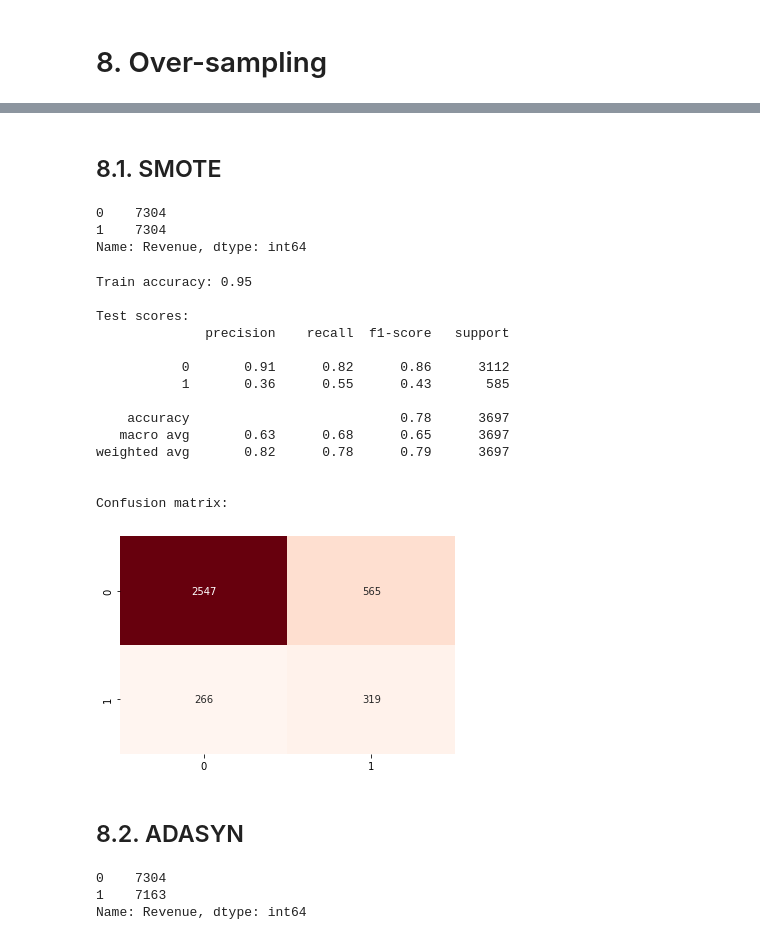
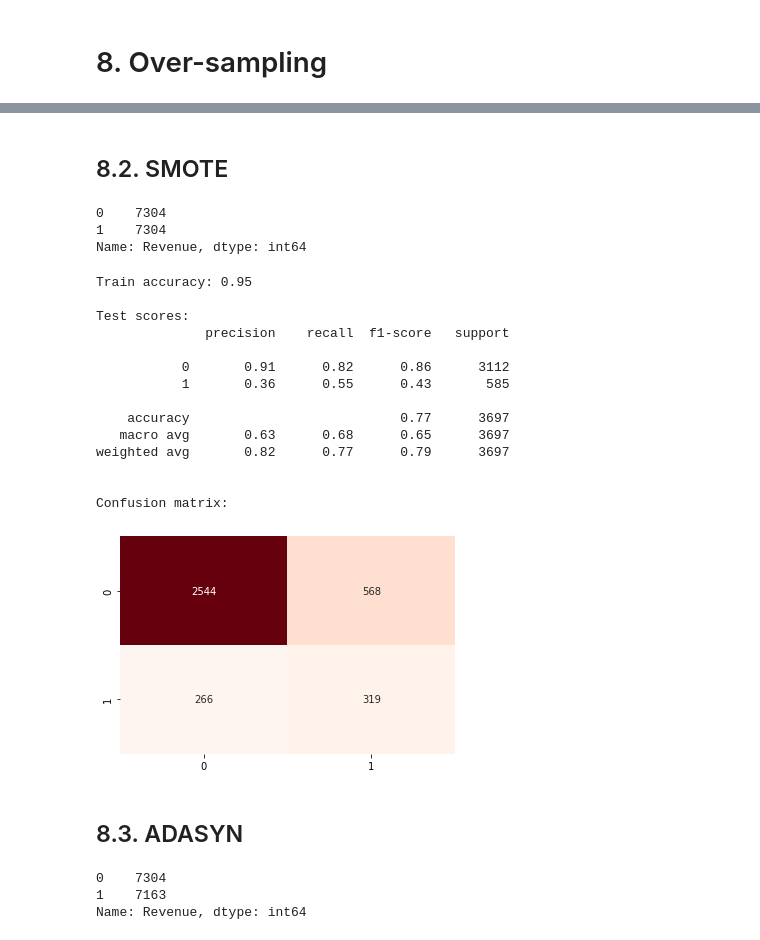
Before and after one commit to tarasov001/ml_2022, a Jupyter notebook: visitors_response.ipynb, the cells around one changed output, grey strips where cells are left out. Saved outputs shown, nothing was run; the diff lists cells and outputs as text; code cells hidden in the pictures.

```diff
--- a/visitors_response.ipynb
+++ b/visitors_response.ipynb
@@ -275,5 +330,5 @@ Requirement already satisfied: numpy>=1.14.6 in /usr/local/lib/python3.7/dist-pa
 # %% [markdown]
-## 8.1. SMOTE
+## 8.2. SMOTE
 # %%
 from imblearn.over_sampling import SMOTE
 
@@ -286,27 +341,35 @@ Name: Revenue, dtype: int64
 # %%
 kn_model_2 = KNeighborsClassifier(n_neighbors=3)
 kn_model_2.fit(X_SMOTE_train, y_SMOTE_train)
+
 y_test_prediction = kn_model_2.predict(X_test)
+
+print_model_scores(
+    kn_model_2,
+    X_SMOTE_train,
+    y_SMOTE_train,
+    X_test,
+    y_test,
+    y_test_prediction
+)
+# %% [output]
+Train accuracy: 0.95
+
+Test scores:
+              precision    recall  f1-score   support
+
+           0       0.91      0.82      0.86      3112
+           1       0.36      0.55      0.43       585
+
+    accuracy                           0.77      3697
+   macro avg       0.63      0.68      0.65      3697
+weighted avg       0.82      0.77      0.79      3697
+
+
+Confusion matrix:
+[figure, added]
-# %%
-print_model_scores(kn_model_2, X_SMOTE_train, y_SMOTE_train, X_test, y_test, y_test_prediction)
-# %% [output]
-Train accuracy: 0.95
-
-Test scores:
-              precision    recall  f1-score   support
-
-           0       0.91      0.82      0.86      3112
-           1       0.36      0.55      0.43       585
-
-    accuracy                           0.78      3697
-   macro avg       0.63      0.68      0.65      3697
-weighted avg       0.82      0.78      0.79      3697
-
-
-Confusion matrix:
-[figure, removed]
 # %% [markdown]
-## 8.2. ADASYN
+## 8.3. ADASYN
 # %%
 from imblearn.over_sampling import ADASYN
 
```
Also changed, not shown: parts of 10 cells of this notebook.
